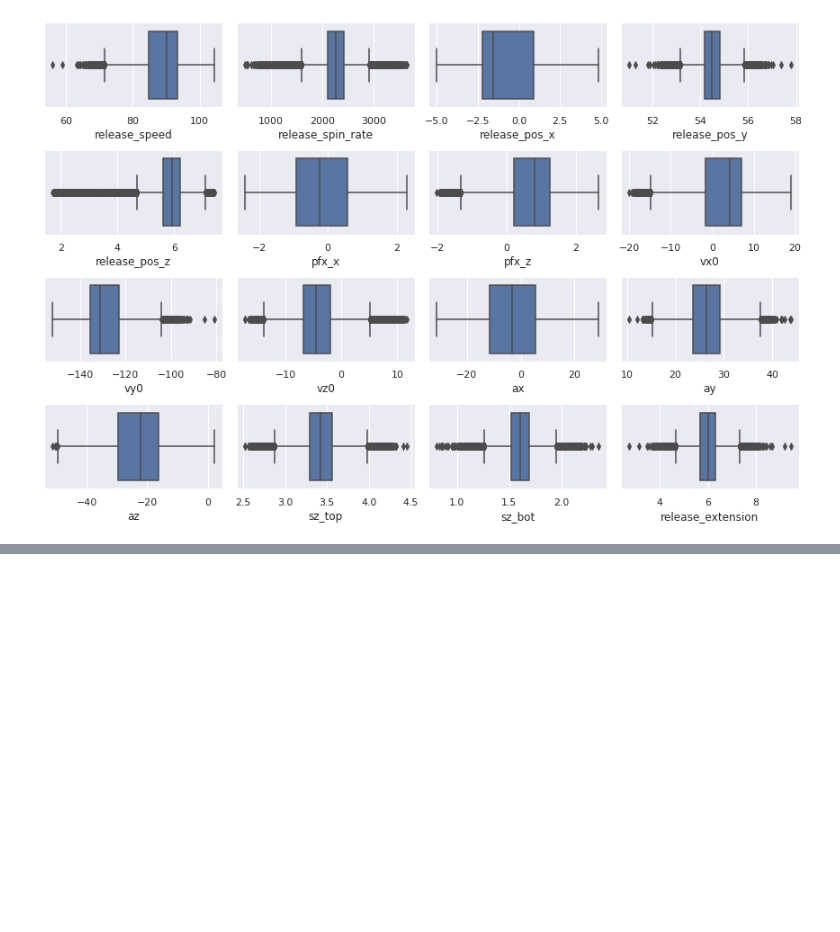
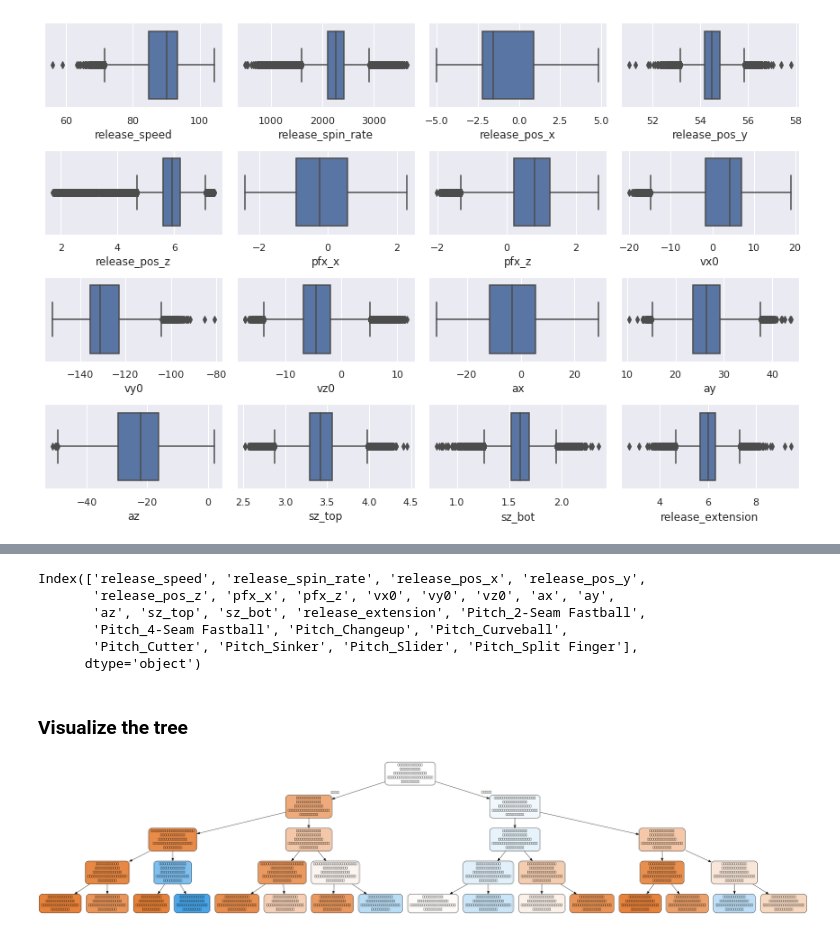
Before and after one commit to khickey25/Capstone-Project, a Jupyter notebook: Baseball_Data/Baseball_base_pipeline.ipynb, the cells around one changed output, grey strips where cells are left out. Cells and saved outputs as stored; diff of their text form; code cells hidden in the pictures; blank space fills up the shorter version.

```diff
--- a/Baseball_Data/Baseball_base_pipeline.ipynb
+++ b/Baseball_Data/Baseball_base_pipeline.ipynb
@@ -307,0 +317,6 @@ visualize tree
+# %%
+result = baseball['description'].copy()
+result = result.replace({'ball':0, 'called_strike':1})
+
+baseball = pd.get_dummies(baseball.iloc[:, :-1], prefix = 'Pitch')
+baseball.head()
@@ -339,0 +384,3 @@ pipe.fit(train_data[predictors], train_data[target])
+# %%
+#fit to training data
+pipe_lg.fit(X_train, y_train)
@@ -339,0 +418,6 @@ pipe.fit(train_data[predictors], train_data[target])
+# %%
+X_train_rs, y_train_rs = RandomOverSampler(ratio = 1, random_state=2019).fit_resample(X_train, y_train)
+# %%
+tree = DecisionTreeClassifier(max_depth=4)
+
+tree.fit(X_train_rs, y_train_rs)
@@ -339,0 +448,32 @@ pipe.fit(train_data[predictors], train_data[target])
+# %%
+X_train.columns
+# %% [output]
+Index(['release_speed', 'release_spin_rate', 'release_pos_x', 'release_pos_y',
+       'release_pos_z', 'pfx_x', 'pfx_z', 'vx0', 'vy0', 'vz0', 'ax', 'ay',
+       'az', 'sz_top', 'sz_bot', 'release_extension', 'Pitch_2-Seam Fastball',
+       'Pitch_4-Seam Fastball', 'Pitch_Changeup', 'Pitch_Curveball',
+       'Pitch_Cutter', 'Pitch_Sinker', 'Pitch_Slider', 'Pitch_Split Finger'],
+      dtype='object')
+# %% [markdown]
+### Visualize the tree
+# %%
+from sklearn.tree import export_graphviz
+from sklearn.externals.six import StringIO
+from IPython.display import Image
+import pydotplus
+
+features = ['release_speed', 'release_spin_rate', 'release_pos_x', 'release_pos_y',
+       'release_pos_z', 'pfx_x', 'pfx_z', 'vx0', 'vy0', 'vz0', 'ax', 'ay',
+       'az', 'sz_top', 'sz_bot', 'release_extension', 'Pitch_2-Seam Fastball',
+       'Pitch_4-Seam Fastball', 'Pitch_Changeup', 'Pitch_Curveball',
+       'Pitch_Cutter', 'Pitch_Sinker', 'Pitch_Slider', 'Pitch_Split Finger']
+
+dot_data = StringIO()
+export_graphviz(tree, out_file=dot_data,
+                filled=True, rounded=True,
+                special_characters=True, feature_names = features, class_names=['0','1'])
+graph = pydotplus.graph_from_dot_data(dot_data.getvalue())
+graph.write_png('baseball_tree.png')
+Image(graph.create_png())
+# %% [output]
+[figure, added]
```
Also changed, not shown: parts of 20 cells of this notebook, 1 other file.
